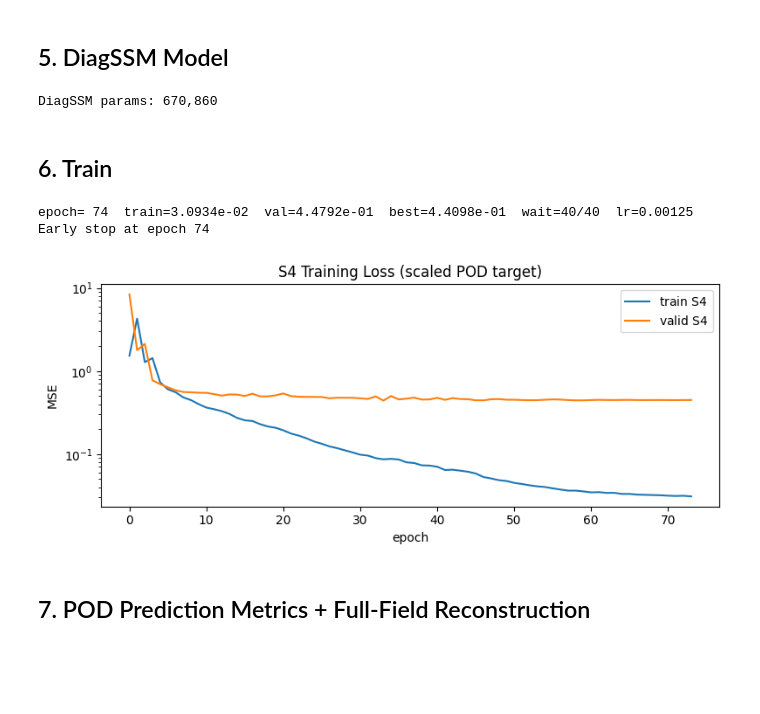
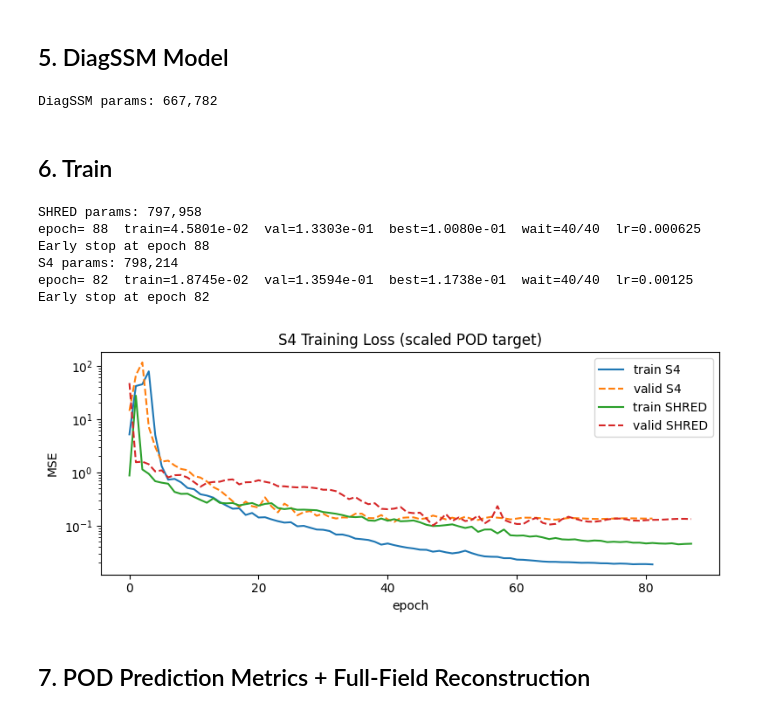
Before and after one commit to MarksandNTNU/NCD-ROM-PI, a Jupyter notebook: notebooks/viv_s4_all_datasets.ipynb, the cells around one changed output. Drawn from its saved outputs; the diff is of its cells as text; code cells hidden in the pictures; blank space fills up the shorter version.

```diff
--- a/notebooks/viv_s4_all_datasets.ipynb
+++ b/notebooks/viv_s4_all_datasets.ipynb
@@ -39,7 +39,7 @@ if len(csv_files) == 0:
 # Load ALL files without any spatial stride
 stride = 1
 fields, names = [], []
-for fp in csv_files[1:2][::2]:
+for fp in csv_files[0:1][::2]:
     raw = pd.read_csv(fp).to_numpy()[:,::stride]          # shape: [T, Nx_raw]
     field = raw.T.astype(np.float32)          # shape: [T, Nx]
     fields.append(field)
@@ -62,11 +62,12 @@ n_sensors   = 6
 seq_len     = 1000
 train_ratio = 0.80
 valid_ratio = 0.10
-n_modes     = 12    # number of POD modes to predict
+n_modes     = 6    # number of POD modes to predict
 seed        = 42
 
 sensor_idx = [int((i + 1) * Nx / (n_sensors + 1)) for i in range(n_sensors)]
-
+sensor_idx += np.random.randint(-5, 6, size=n_sensors)    # add some jitter to avoid exact grid points
+print(f'Sensor indices (with jitter): {sensor_idx}')
 # 1. Cut every trajectory into non-overlapping windows of seq_len (drop remainder)
 all_seqs = []
 for traj in all_fields:
@@ -303,4 +291,4 @@ di_model = DiagSSMSequenceModel(
 
 print(f'DiagSSM params: {sum(p.numel() for p in di_model.parameters()):,}')
 # %% [output]
-DiagSSM params: 670,860
+DiagSSM params: 667,782
@@ -361,25 +425,35 @@ def train_model(model, X_tr, Y_tr, X_vl, Y_vl, epochs=400, batch_size=16, lr=1e-
     model.load_state_dict(best_state)
     return tr_losses, vl_losses
 
+shred_model = SHREDSeq2Seq(n_sensors, n_modes, hidden_dim=256, n_layers=2, rnn_type="gru", dropout=0.1, bidirectional=False).to(device)
+print(f'SHRED params: {sum(p.numel() for p in shred_model.parameters()):,}')
+tr_losses_shred, vl_losses_shred = train_model(shred_model, X_train_sc, Y_train_sc, X_valid_sc, Y_valid_sc, lr=1e-2, patience=40, batch_size=16)
+s4_model = S4SequenceModel(n_sensors=n_sensors,n_outputs=n_modes,d_model=256,d_state=128,n_layers=6,dropout=0.1,max_len=seq_len,).to(device)
+print(f'S4 params: {sum(p.numel() for p in s4_model.parameters()):,}')
 tr_losses_s4, vl_losses_s4 = train_model(s4_model, X_train_sc, Y_train_sc, X_valid_sc, Y_valid_sc, lr=1e-2, patience=40, batch_size=16)
-# tr_losses_di, vl_losses_di = train_model(di_model, X_train_sc, Y_train_sc, X_valid_sc, Y_valid_sc, lr=1e-2)
 # %% [output]
-epoch= 74  train=3.0934e-02  val=4.4792e-01  best=4.4098e-01  wait=40/40  lr=0.00125
-Early stop at epoch 74
+SHRED params: 797,958
+epoch= 88  train=4.5801e-02  val=1.3303e-01  best=1.0080e-01  wait=40/40  lr=0.000625
+Early stop at epoch 88
+S4 params: 798,214
+epoch= 82  train=1.8745e-02  val=1.3594e-01  best=1.1738e-01  wait=40/40  lr=0.00125
+Early stop at epoch 82
 # %%
 plt.figure(figsize=(8, 3.5))
 plt.semilogy(tr_losses_s4, label='train S$4$')
-plt.semilogy(vl_losses_s4, label='valid S$4$')
+plt.semilogy(vl_losses_s4, '--', label='valid S$4$')
+plt.semilogy(tr_losses_shred, label='train SHRED')
+plt.semilogy(vl_losses_shred, '--', label='valid SHRED')
 # plt.semilogy(tr_losses_di, label='train DiagSSM')
 # plt.semilogy(vl_losses_di, label='valid DiagSSM')
 plt.title('S4 Training Loss (scaled POD target)')
 plt.xlabel('epoch')
 plt.ylabel('MSE')
 plt.legend()
 plt.tight_layout()
 plt.show()
 # %% [output]
-[figure, old version]
+[figure, new version]
 # %% [markdown]
 ## 7. POD Prediction Metrics + Full-Field Reconstruction
 # %%
```
Also changed, not shown: parts of 12 cells of this notebook, 1 other file.
